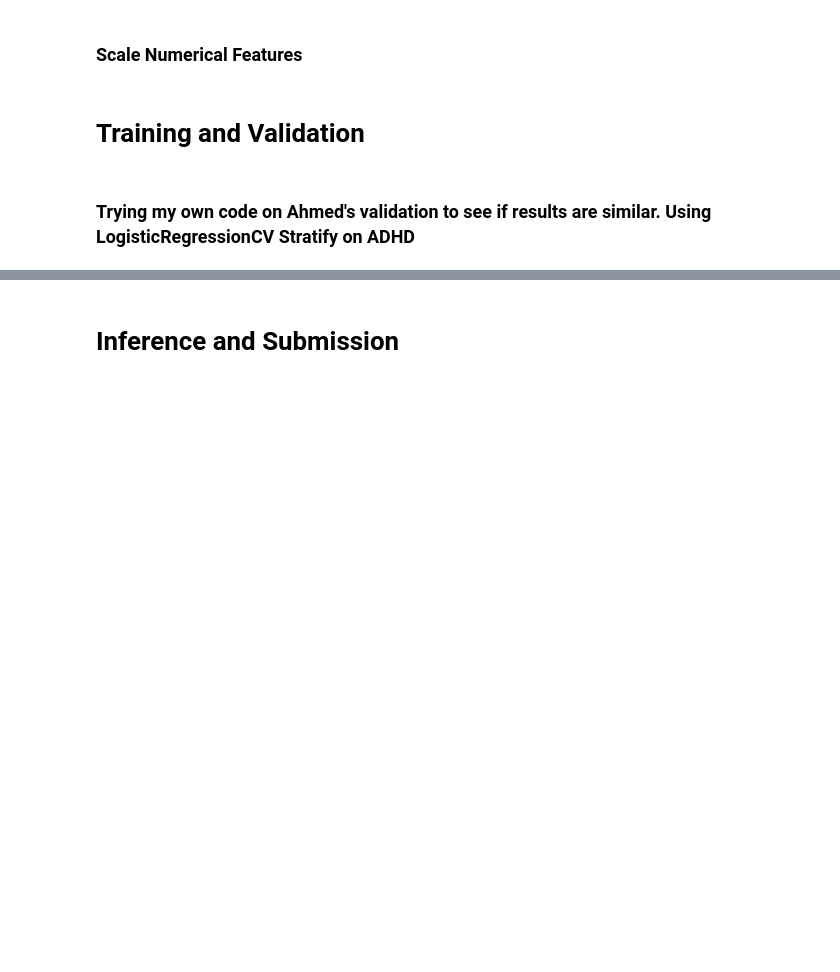
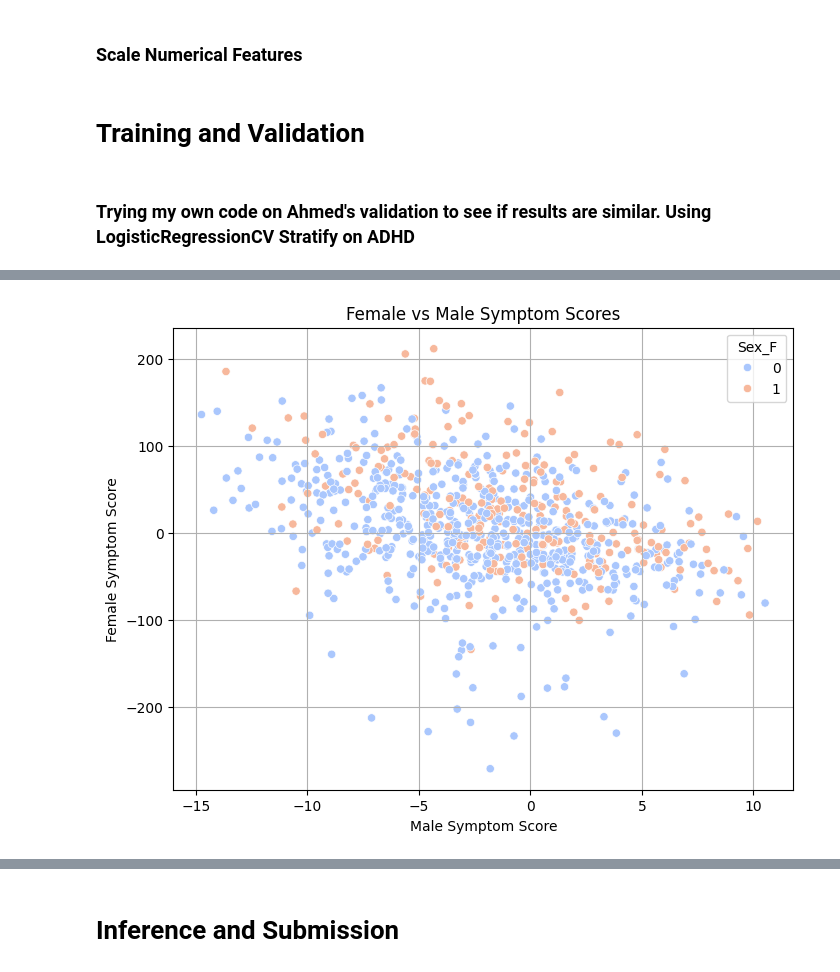
Before and after one commit to Asmaa6777/WIDS-2025, a Jupyter notebook: notebooks/Maab's/Notebooks/UnifiedStarterNotebook.ipynb, the cells around one changed output, grey strips where cells are left out. Saved outputs shown, nothing was run; the diff lists cells and outputs as text; code cells hidden in the pictures; blank space fills up the shorter version.

```diff
--- a/notebooks/Maab's/Notebooks/UnifiedStarterNotebook.ipynb
+++ b/notebooks/Maab's/Notebooks/UnifiedStarterNotebook.ipynb
@@ -358,0 +550,49 @@ print("\nFinal Overall Harmonic Mean (Mimic Leaderboard):", score)
+# %%
+import matplotlib.pyplot as plt
+import seaborn as sns
+
+
+female_coefs = {
+    'ColorVision_CV_Score': 29.00,
+    'SDQ_SDQ_Emotional_Problems': 28.14,
+    'SDQ_SDQ_Prosocial': 26.61,
+    'SDQ_SDQ_Internalizing': 13.82,
+    'SDQ_SDQ_Conduct_Problems': 13.29,
+    'SDQ_SDQ_Generating_Impact': 11.09,
+    'APQ_P_APQ_P_PM': 6.42
+}
+
+male_coefs = {
+    'SDQ_SDQ_Hyperactivity': -3.088,
+    'MRI_Track_Age_at_Scan': -2.147,
+    'APQ_P_APQ_P_PP': -1.903,
+    'SDQ_SDQ_Externalizing': -1.447,
+    'APQ_P_APQ_P_CP': -1.380,
+    'APQ_P_APQ_P_INV': -0.437,
+    'APQ_P_APQ_P_OPD': -0.676,
+    'SDQ_SDQ_Peer_Problems': -0.596
+}
+
+# Compute weighted sums
+train['female_symptom_score'] = sum(train[feat] * coef for feat, coef in female_coefs.items())
+train['male_symptom_score'] = sum(train[feat] * coef for feat, coef in male_coefs.items())
+
+
+
+
+plt.figure(figsize=(8,6))
+sns.scatterplot(
+    data=train[train['ADHD_Outcome'] == 1],
+    x='male_symptom_score',
+    y='female_symptom_score',
+    hue='Sex_F',  # assuming you have a 'Sex' column (0 = male, 1 = female or similar)
+    palette='coolwarm'
+)
+
+plt.title('Female vs Male Symptom Scores')
+plt.xlabel('Male Symptom Score')
+plt.ylabel('Female Symptom Score')
+plt.grid(True)
+plt.show()
+# %% [output]
+[figure, added]
```
Also changed, not shown: parts of 12 cells of this notebook, 12 other files.
